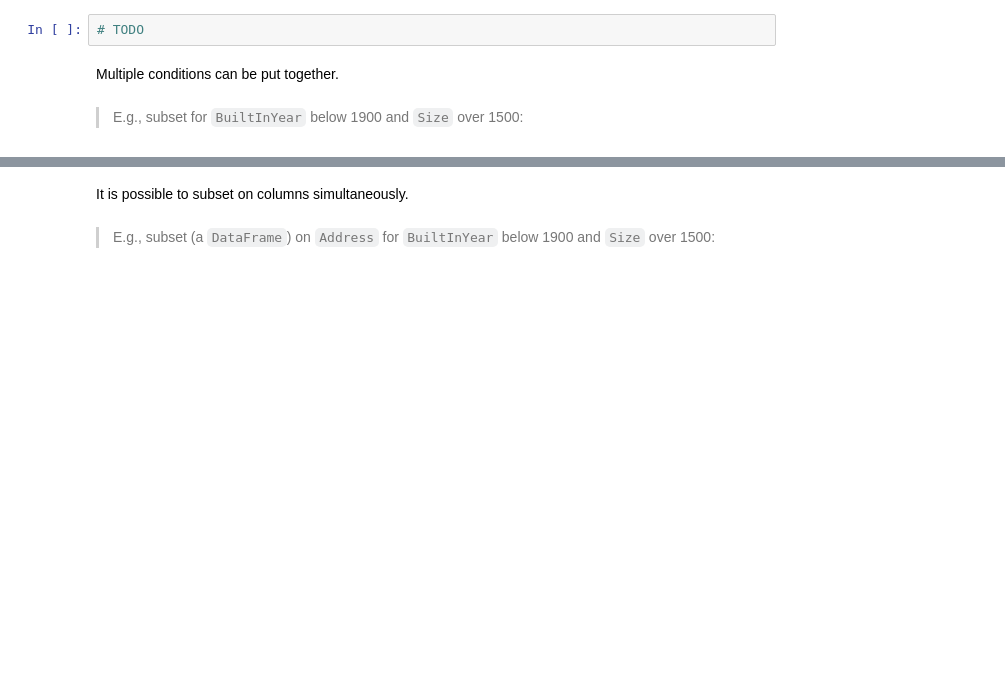
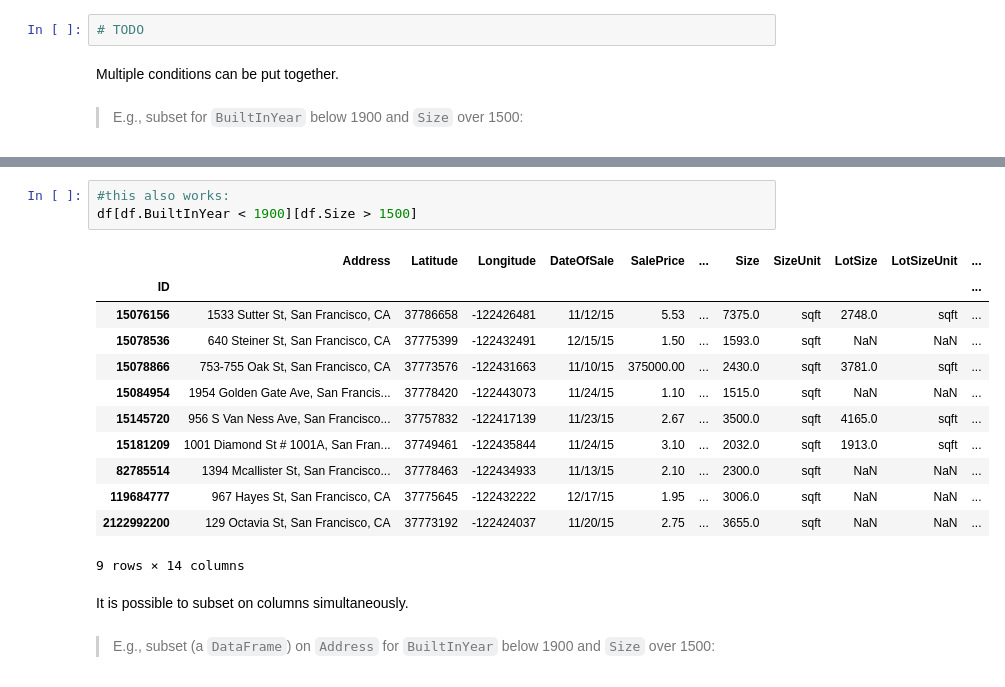
Before and after one commit to andreasbastian/DS-SF-30, a Jupyter notebook: classes/02/notebooks/codealong-02-the-pandas-library-starter-code-andreas.ipynb, the cells around one changed output, grey strips where cells are left out. Saved outputs shown, nothing was run; the diff lists cells and outputs as text; blank space fills up the shorter version.

```diff
--- a/classes/02/notebooks/codealong-02-the-pandas-library-starter-code-andreas.ipynb
+++ b/classes/02/notebooks/codealong-02-the-pandas-library-starter-code-andreas.ipynb
@@ -466,3 +587,19 @@ Multiple conditions can be put together.
+# %%
+#this also works:
+df[df.BuiltInYear < 1900][df.Size > 1500]
+# %% [output]
+|  | Address | Latitude | Longitude | DateOfSale | SalePrice | ... | Size | SizeUnit | LotSize | LotSizeUnit | ... |
+| ID |  |  |  |  |  |  |  |  |  |  | ... |
+| 15076156 | 1533 Sutter St, San Francisco, CA | 37786658 | -122426481 | 11/12/15 | 5.53 | ... | 7375.0 | sqft | 2748.0 | sqft | ... |
+| 15078536 | 640 Steiner St, San Francisco, CA | 37775399 | -122432491 | 12/15/15 | 1.50 | ... | 1593.0 | sqft | NaN | NaN | ... |
+| 15078866 | 753-755 Oak St, San Francisco, CA | 37773576 | -122431663 | 11/10/15 | 375000.00 | ... | 2430.0 | sqft | 3781.0 | sqft | ... |
+| 15084954 | 1954 Golden Gate Ave, San Francis... | 37778420 | -122443073 | 11/24/15 | 1.10 | ... | 1515.0 | sqft | NaN | NaN | ... |
+| 15145720 | 956 S Van Ness Ave, San Francisco... | 37757832 | -122417139 | 11/23/15 | 2.67 | ... | 3500.0 | sqft | 4165.0 | sqft | ... |
+| 15181209 | 1001 Diamond St # 1001A, San Fran... | 37749461 | -122435844 | 11/24/15 | 3.10 | ... | 2032.0 | sqft | 1913.0 | sqft | ... |
+| 82785514 | 1394 Mcallister St, San Francisco... | 37778463 | -122434933 | 11/13/15 | 2.10 | ... | 2300.0 | sqft | NaN | NaN | ... |
+| 119684777 | 967 Hayes St, San Francisco, CA | 37775645 | -122432222 | 12/17/15 | 1.95 | ... | 3006.0 | sqft | NaN | NaN | ... |
+| 2122992200 | 129 Octavia St, San Francisco, CA | 37773192 | -122424037 | 11/20/15 | 2.75 | ... | 3655.0 | sqft | NaN | NaN | ... |
+9 rows × 14 columns
 # %% [markdown]
 It is possible to subset on columns simultaneously.
 # %% [markdown]
```
Also changed, not shown: parts of 44 cells of this notebook.
